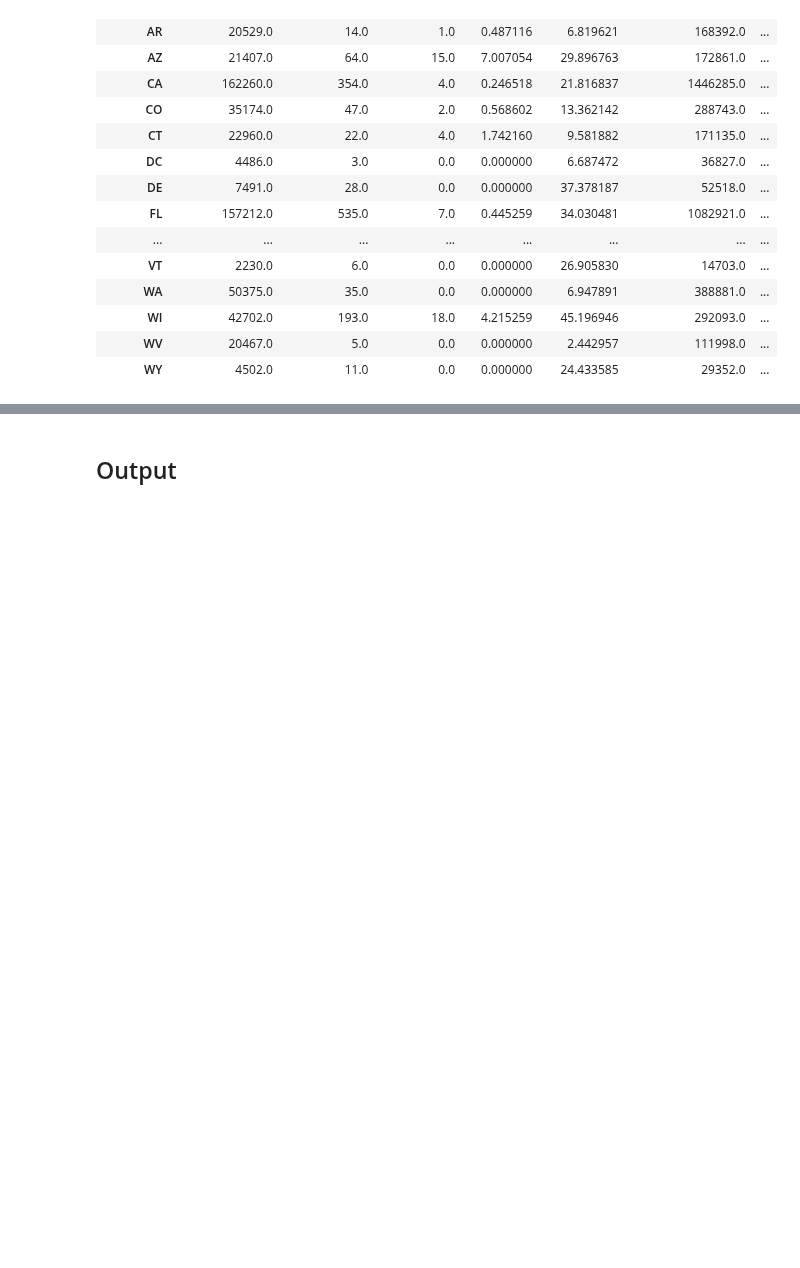
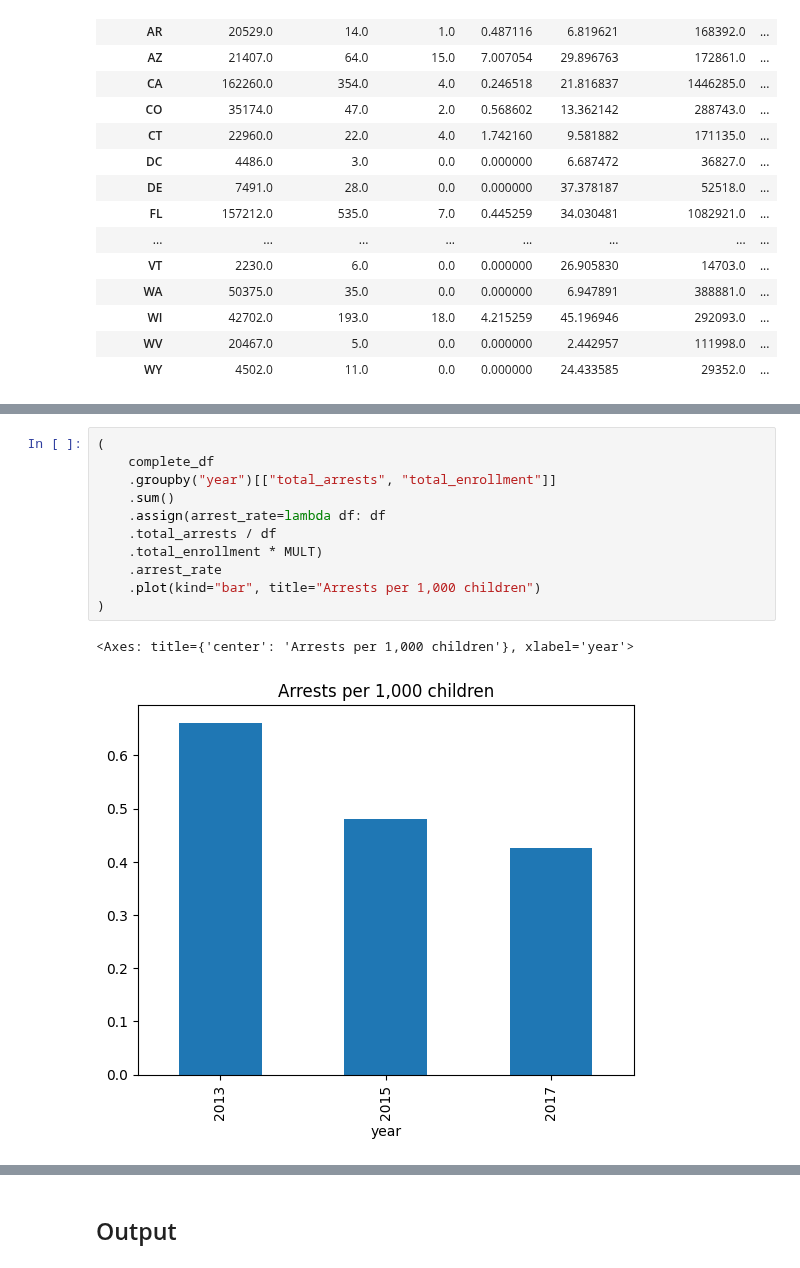
Before and after one commit to cbs-news-data/crdc-le-referral-data, a Jupyter notebook: notebooks/1718_referrals_arrests/crdc_le_referrals_arrests.ipynb, the cells around one changed output, grey strips where cells are left out. Cells and saved outputs as stored; diff of their text form; blank space fills up the shorter version.

```diff
--- a/notebooks/1718_referrals_arrests/crdc_le_referrals_arrests.ipynb
+++ b/notebooks/1718_referrals_arrests/crdc_le_referrals_arrests.ipynb
@@ -452,0 +443,14 @@ dis_state
+# %%
+(
+    complete_df
+    .groupby("year")[["total_arrests", "total_enrollment"]]
+    .sum()
+    .assign(arrest_rate=lambda df: df
+    .total_arrests / df
+    .total_enrollment * MULT)
+    .arrest_rate
+    .plot(kind="bar", title="Arrests per 1,000 children")
+)
+# %% [output]
+<Axes: title={'center': 'Arrests per 1,000 children'}, xlabel='year'>
+[figure, added]
```
Also changed, not shown: parts of 14 cells of this notebook, 8 other files.
